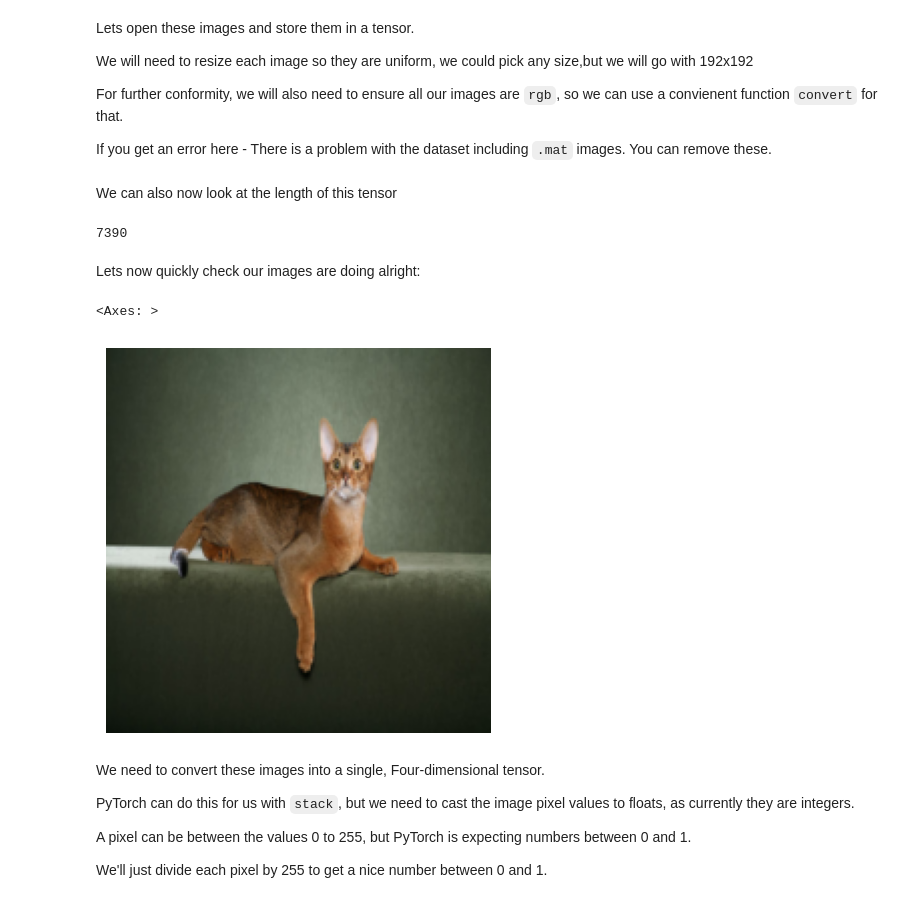
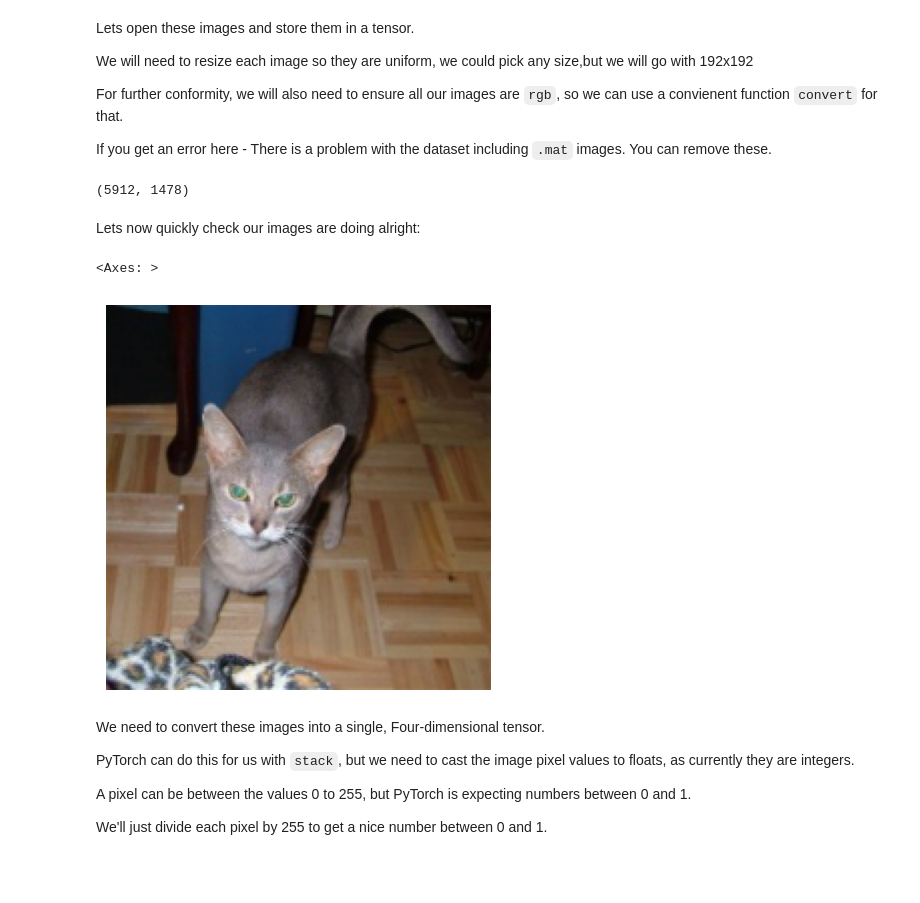
Before and after one commit to 0x978/cat_dog_classifier_raw_steps, a Jupyter notebook: raw_dog_cat.ipynb, the cells around one changed output. Cells and saved outputs as stored; diff of their text form; code cells hidden in the pictures; blank space fills up the shorter version.

```diff
--- a/raw_dog_cat.ipynb
+++ b/raw_dog_cat.ipynb
@@ -33,4 +36,13 @@ We can sort them for good measure, to ensure we always get the same order.
 # %%
 dogsAndCats = (path).ls().sorted()
-dogsAndCats
+
+validation_set_percentage = 0.20
+num_of_validation = int(len(dogsAndCats) * validation_set_percentage)
+random.seed(42)
+random.shuffle(dogsAndCats)
+
+validation_set = dogsAndCats[:num_of_validation]
+training_set = dogsAndCats[num_of_validation:]
+
+len(training_set),len(validation_set)
 # %% [output]
@@ -63,20 +75,19 @@ transform = transforms.Compose([
 ])
 
 # Load and convert all images to RGB mode
-image_tensor = [transform(Image.open(o).convert('RGB')) for o in dogsAndCats]
+training_tensor = [transform(Image.open(o).convert('RGB')) for o in training_set]
+validation_tensor = [transform(Image.open(o).convert('RGB')) for o in validation_set]
+
+len(training_tensor),len(validation_tensor)
+# %% [output]
+(5912, 1478)
-# %% [markdown]
-We can also now look at the length of this tensor
-# %%
-len(image_tensor)
-# %% [output]
-7390
 # %% [markdown]
 Lets now quickly check our images are doing alright:
 # %%
-show_image(image_tensor[0])
+show_image(training_tensor[0])
 # %% [output]
 <Axes: >
-[figure, old version]
+[figure, new version]
 # %% [markdown]
 We need to convert these images into a single, Four-dimensional tensor.
 
```
Also changed, not shown: parts of 54 cells of this notebook.
